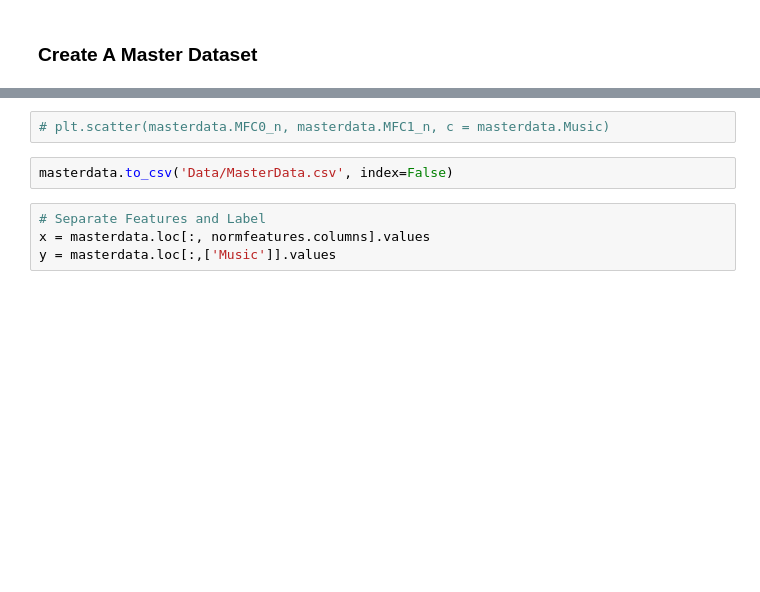
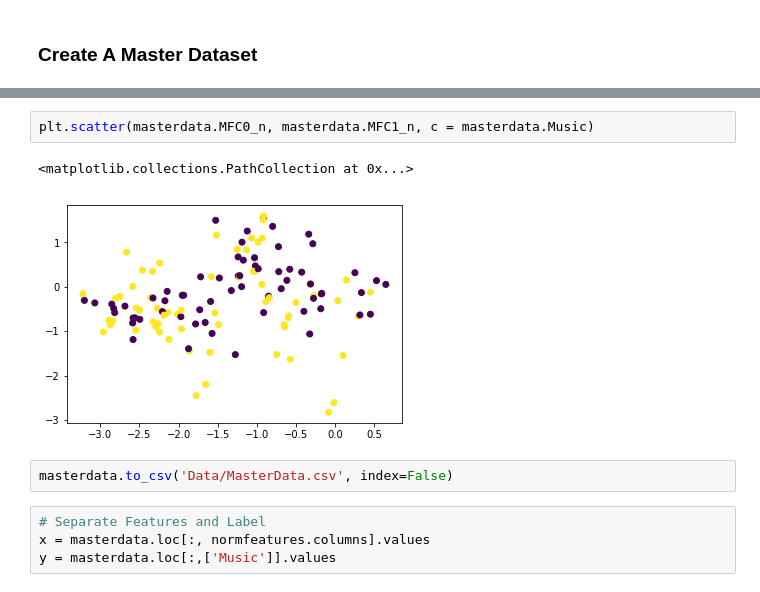
Before and after one commit to cksajil/MusicRJ, a Jupyter notebook: DataProcessing.ipynb, the cells around one changed output, grey strips where cells are left out. Drawn from its saved outputs; the diff is of its cells as text; blank space fills up the shorter version.

```diff
--- a/DataProcessing.ipynb
+++ b/DataProcessing.ipynb
@@ -156,6 +164,9 @@ masterdata.head()
 5 rows × 122 columns
 # %%
-# plt.scatter(masterdata.MFC0_n, masterdata.MFC1_n, c = masterdata.Music)
+plt.scatter(masterdata.MFC0_n, masterdata.MFC1_n, c = masterdata.Music)
+# %% [output]
+<matplotlib.collections.PathCollection at 0x...>
+[figure, added]
 # %%
 masterdata.to_csv('Data/MasterData.csv', index=False)
 # %%
```
Also changed, not shown: parts of 13 cells of this notebook, 11 other files.
